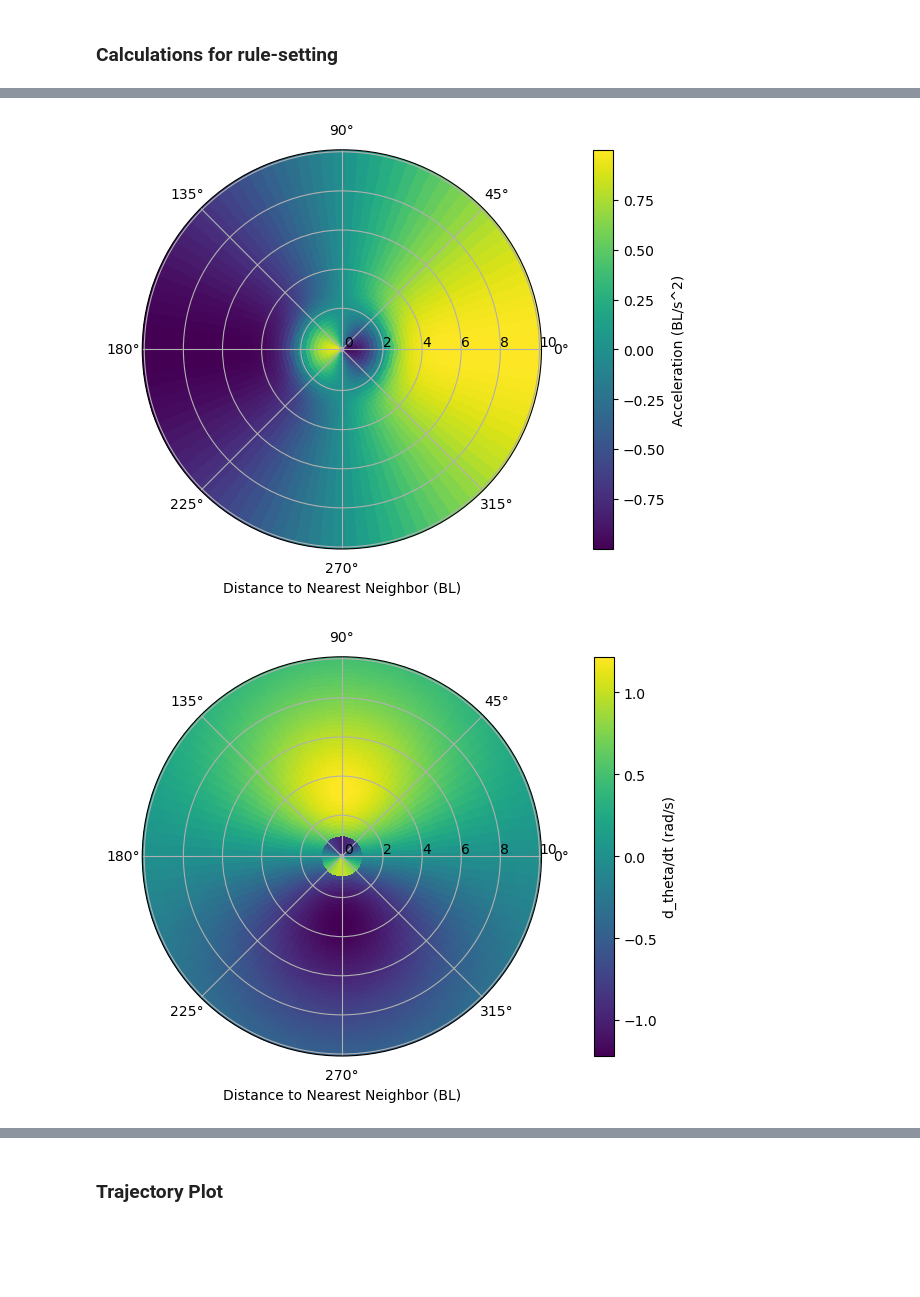
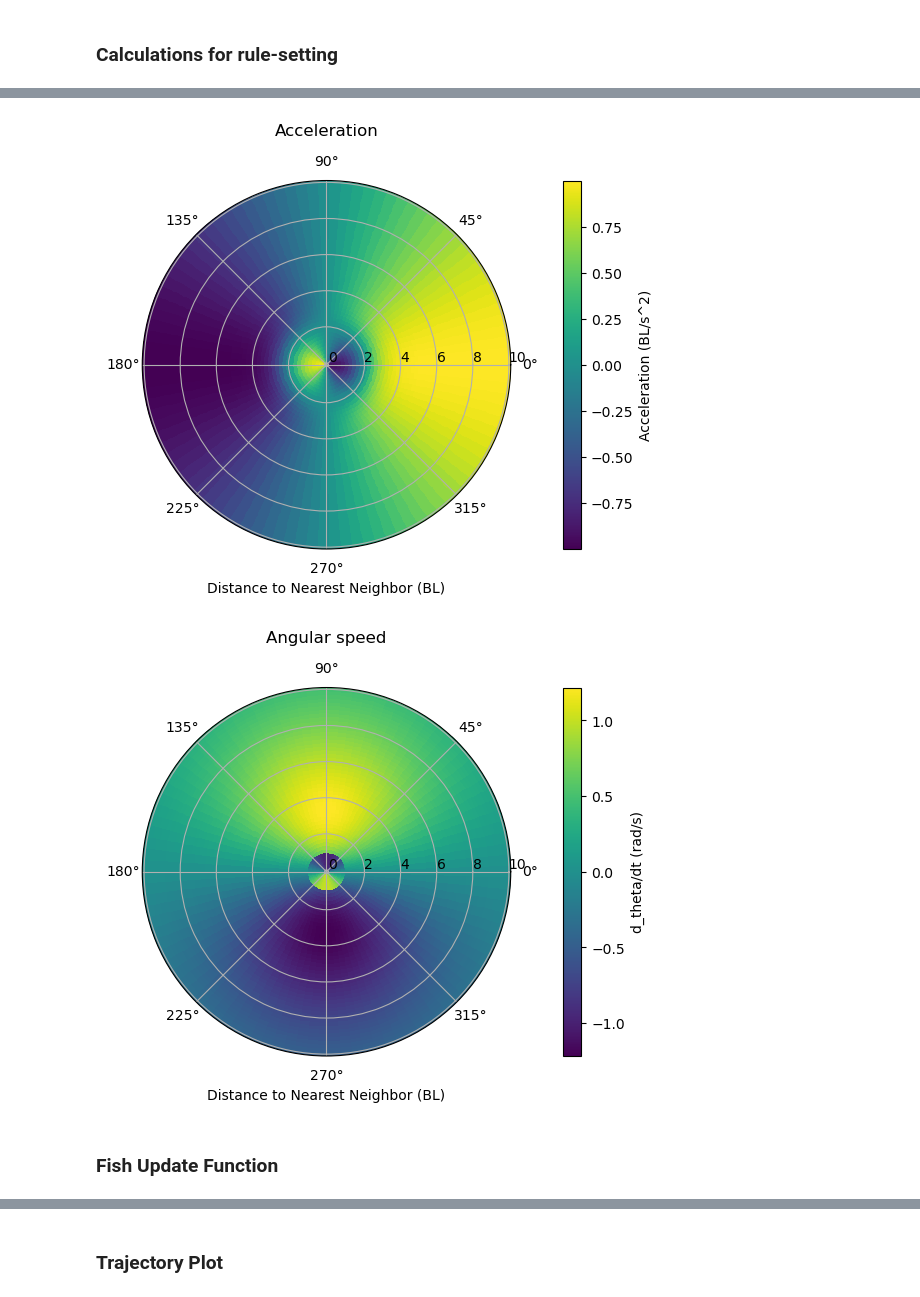
Before and after one commit to Bobomoto/PHYS250-Final-Project, a Jupyter notebook: Finalproject.ipynb, the cells around one changed output, grey strips where cells are left out. Cells and saved outputs as stored; diff of their text form; code cells hidden in the pictures; blank space fills up the shorter version.

```diff
--- a/Finalproject.ipynb
+++ b/Finalproject.ipynb
@@ -179,35 +179,39 @@ heatmapfar = ax.pcolormesh(THETA, R, Zfar, cmap='viridis')
 
 fig.colorbar(heatmapfar, ax=ax, label='Acceleration (BL/s^2)')
 ax.set_rlabel_position(0) # Adjust position of radial labels
 ax.set_xlabel("Distance to Nearest Neighbor (BL)")
+ax.set_title("Acceleration", y = 1.1)
 
 plt.savefig("acceleration.png")
 plt.show()
 
 #Angular acceleration heatmap * np.tanh(R/5)
 AAfar = 1*np.sin(THETA)*R*np.exp(-(R/3))**(np.e/3)
 AAclose = -1*np.sin(THETA)
 
 # AAclose_masked = np.where(R <= 2, AAclose, np.nan)
 AAclose_masked = np.where(R <= 1, AAclose, np.nan)
 
 #consistent angular frequency values for heatmap
 AAmin = np.nanmin([AAfar.min(), AAclose.min()])
 AAmax = np.nanmax([AAfar.max(), AAclose.max()])
 
 fig, ax = plt.subplots(subplot_kw={'projection': 'polar'},constrained_layout=True)
 heatmapfar = ax.pcolormesh(THETA, R, AAfar, cmap='viridis',vmin=AAmin, vmax=AAmax) # Choose a colormap
 heatmapclose = ax.pcolormesh(THETA, R, AAclose_masked, cmap='viridis',vmin=AAmin, vmax=AAmax) # Choose a colormap
 
 fig.colorbar(heatmapfar, ax=ax, label='d_theta/dt (rad/s)')
 ax.set_rlabel_position(0) # Adjust position of radial labels
 ax.set_xlabel("Distance to Nearest Neighbor (BL)")
+ax.set_title("Angular speed", y = 1.1)
 
 plt.savefig("Turning.png")
 plt.show()
 # %% [output]
-[figure, old version]
+[figure, new version]
-[figure, old version]
+[figure, new version]
+# %% [markdown]
+### Fish Update Function
 # %%
 #run this for all fish in one timestep
 
```
Also changed, not shown: parts of 38 cells of this notebook, 36 other files.
